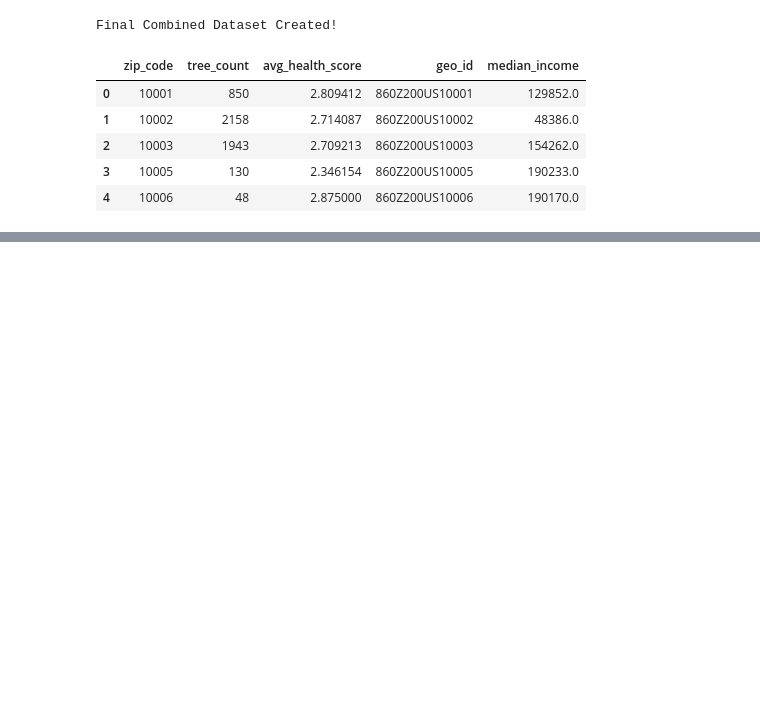
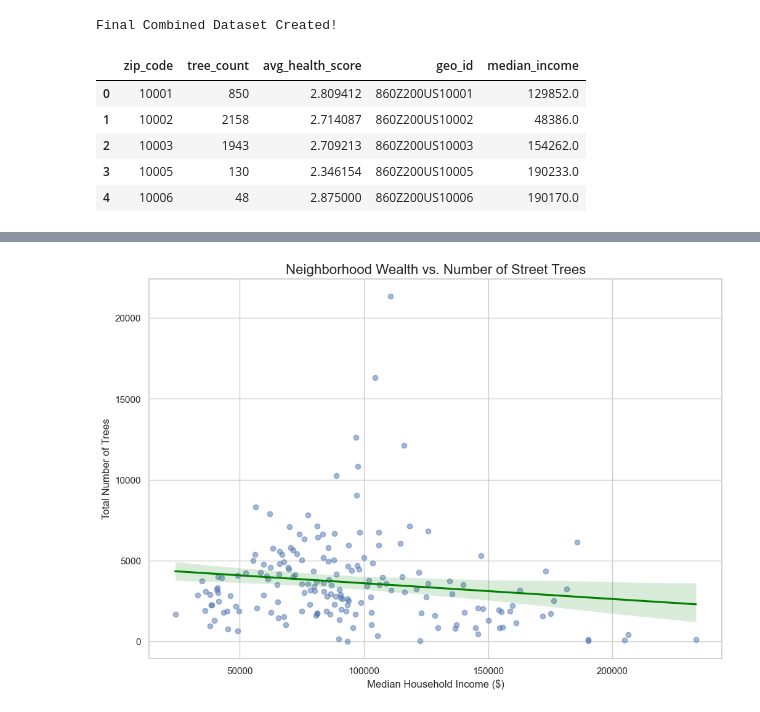
Before and after one commit to nyevy/urban-canopy-data-mining, a Jupyter notebook: exploration.ipynb, the cells around one changed output, grey strips where cells are left out. Saved outputs shown, nothing was run; the diff lists cells and outputs as text; code cells hidden in the pictures; blank space fills up the shorter version.

```diff
--- a/exploration.ipynb
+++ b/exploration.ipynb
@@ -92,0 +139,13 @@ Final Combined Dataset Created!
+# %%
+# Scatter plot for Income vs. Total Tree Count
+plt.figure(figsize=(12, 8))
+sns.regplot(data=final_df, x='median_income', y='tree_count',
+            scatter_kws={'alpha':0.5}, line_kws={'color':'green'})
+
+plt.title('Neighborhood Wealth vs. Number of Street Trees', fontsize=16)
+plt.xlabel('Median Household Income ($)', fontsize=12)
+plt.ylabel('Total Number of Trees', fontsize=12)
+
+plt.show()
+# %% [output]
+[figure, added]
```
Also changed, not shown: parts of 8 cells of this notebook.
